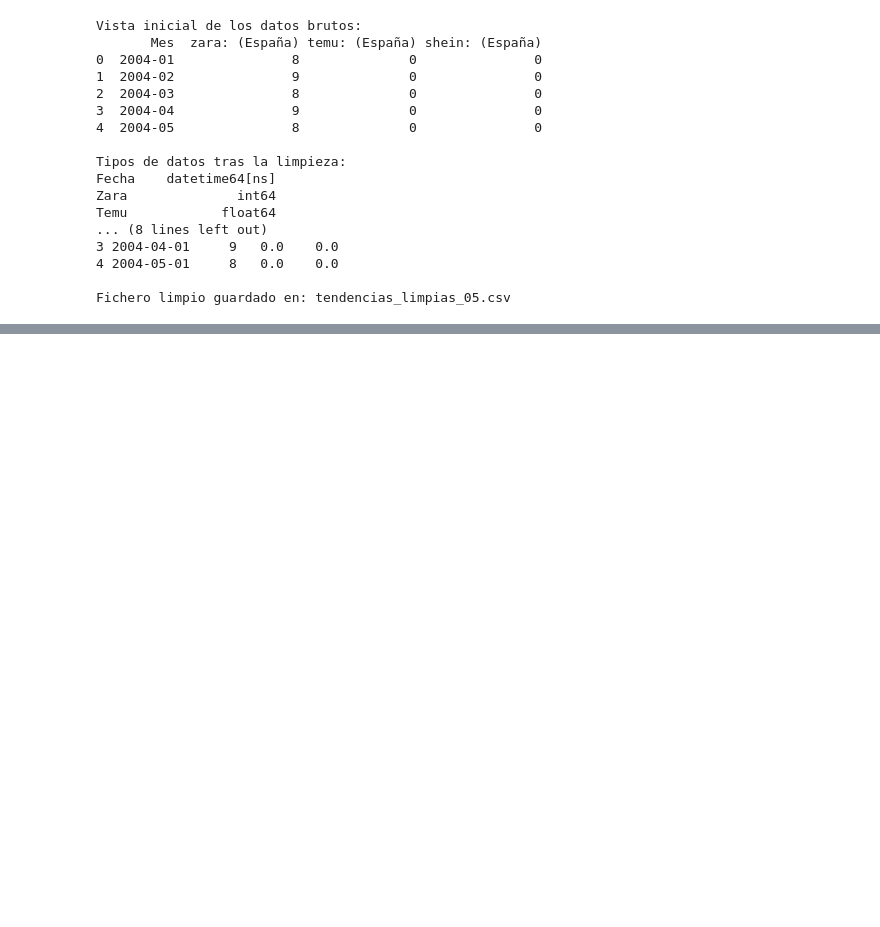
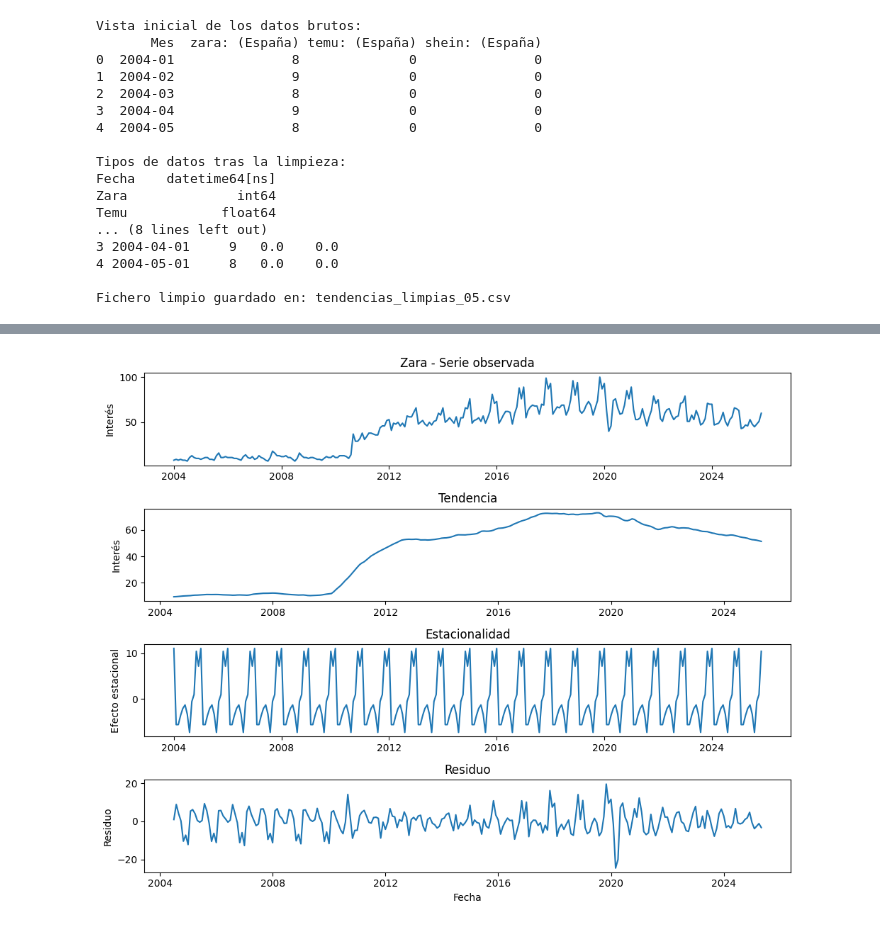
Before and after one commit to mtballestar/PythonTrainingSession, a Jupyter notebook: EjemploClase.ipynb, the cells around one changed output, grey strips where cells are left out. Saved outputs shown, nothing was run; the diff lists cells and outputs as text; code cells hidden in the pictures; blank space fills up the shorter version.

```diff
--- a/EjemploClase.ipynb
+++ b/EjemploClase.ipynb
@@ -73,0 +139,52 @@ Fichero limpio guardado en: tendencias_limpias_05.csv
+# %%
+import pandas as pd
+import matplotlib.pyplot as plt
+from statsmodels.tsa.seasonal import seasonal_decompose
+
+# 1. Cargar el dataset limpio
+ruta_csv = 'tendencias_limpias_05.csv'  # ajusta la ruta si es necesario
+df = pd.read_csv(ruta_csv)
+
+# 2. Convertir la columna Fecha a tipo datetime y usarla como índice
+df['Fecha'] = pd.to_datetime(df['Fecha'])
+df = df.set_index('Fecha')
+
+# 3. Extraer la serie de Zara
+zara = df['Zara']
+
+# 4. Descomposición temporal (modelo aditivo, frecuencia mensual = 12)
+# Si statsmodels te da un warning por el periodo, asegúrate de tenerlo como period=12
+result = seasonal_decompose(zara, model='additive', period=12)
+
+# 5. Representar los cuatro componentes
+plt.figure(figsize=(10, 8))
+
+# Serie observada
+plt.subplot(4, 1, 1)
+plt.plot(result.observed)
+plt.title('Zara - Serie observada')
+plt.ylabel('Interés')
+
+# Tendencia
+plt.subplot(4, 1, 2)
+plt.plot(result.trend)
+plt.title('Tendencia')
+plt.ylabel('Interés')
+
+# Estacionalidad
+plt.subplot(4, 1, 3)
+plt.plot(result.seasonal)
+plt.title('Estacionalidad')
+plt.ylabel('Efecto estacional')
+
+# Residuo
+plt.subplot(4, 1, 4)
+plt.plot(result.resid)
+plt.title('Residuo')
+plt.ylabel('Residuo')
+plt.xlabel('Fecha')
+
+plt.tight_layout()
+plt.show()
+# %% [output]
+[figure, added]
```
Also changed, not shown: parts of 10 cells of this notebook.
